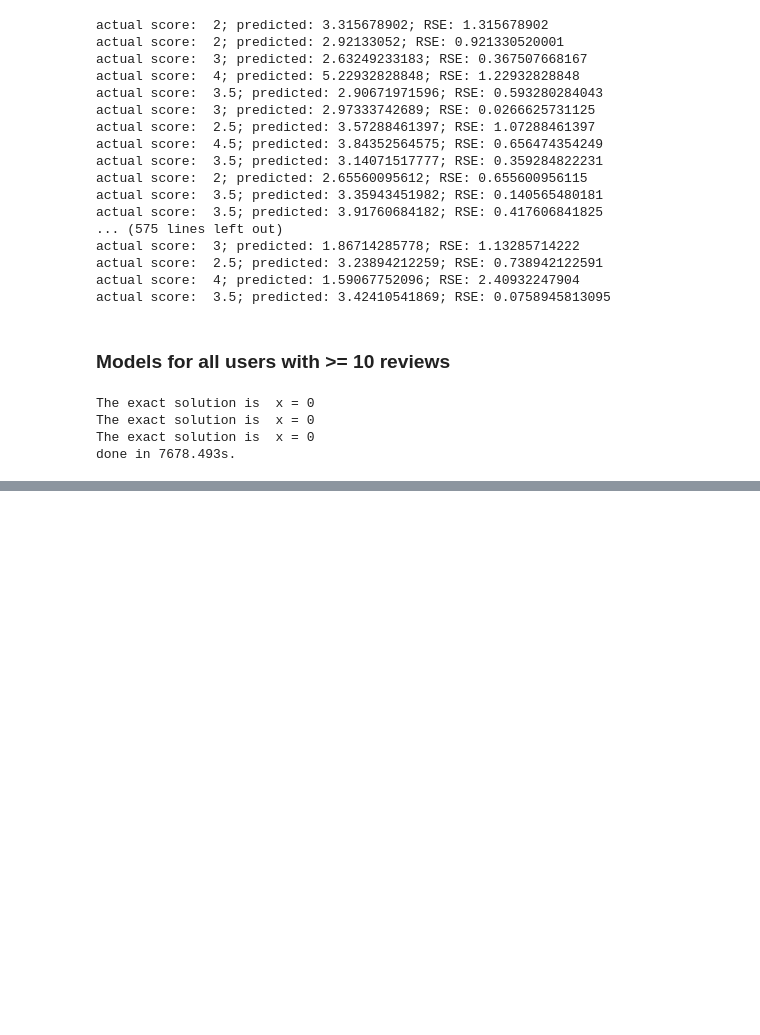
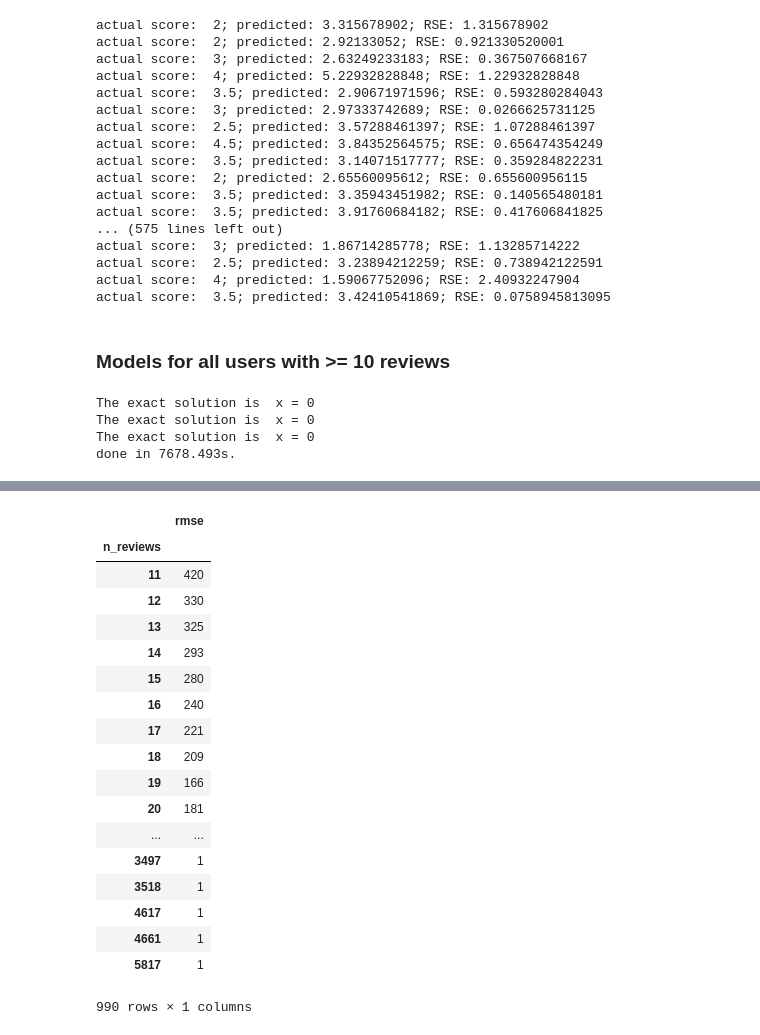
Before and after one commit to thegreatwarlo/BeerPersonalization, a Jupyter notebook: Final Submission/text_features.ipynb, the cells around one changed output, grey strips where cells are left out. Cells and saved outputs as stored; diff of their text form; code cells hidden in the pictures; blank space fills up the shorter version.

```diff
--- a/Final Submission/text_features.ipynb
+++ b/Final Submission/text_features.ipynb
@@ -241,0 +256,22 @@ np.mean([value['rmse'] for index, value in user_reg.iteritems()])
+# %%
+n_by_users.groupby('n_reviews').count()
+# %% [output]
+|  | rmse |
+| n_reviews |  |
+| 11 | 420 |
+| 12 | 330 |
+| 13 | 325 |
+| 14 | 293 |
+| 15 | 280 |
+| 16 | 240 |
+| 17 | 221 |
+| 18 | 209 |
+| 19 | 166 |
+| 20 | 181 |
+| ... | ... |
+| 3497 | 1 |
+| 3518 | 1 |
+| 4617 | 1 |
+| 4661 | 1 |
+| 5817 | 1 |
+990 rows × 1 columns
```
Also changed, not shown: parts of 11 cells of this notebook.
